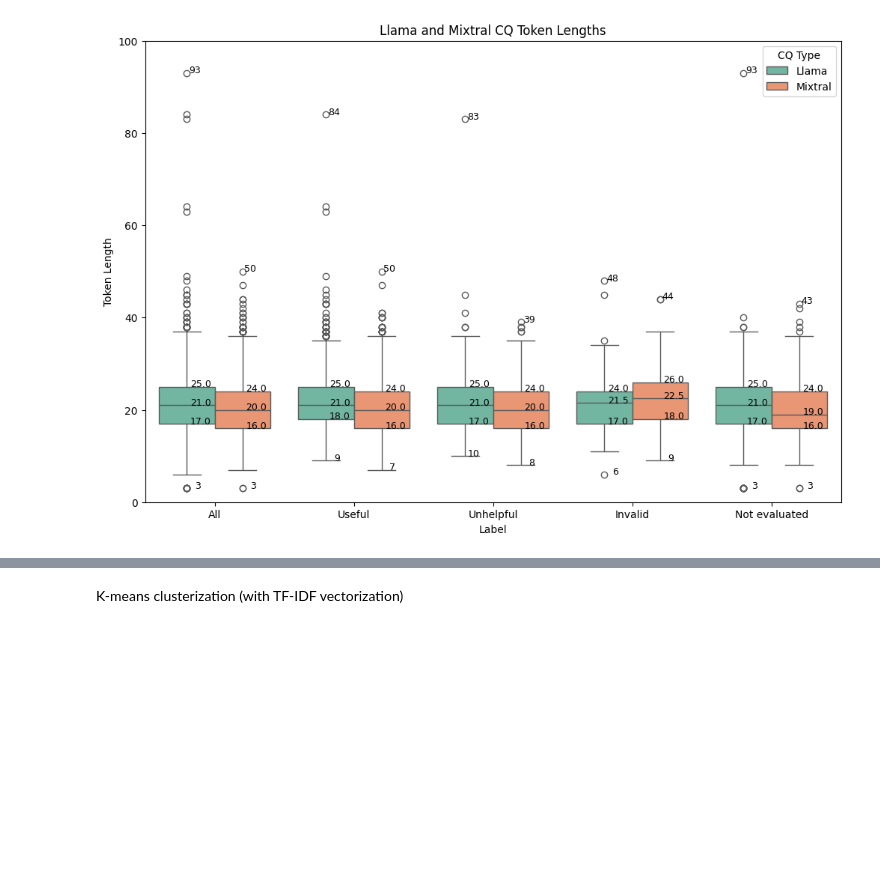
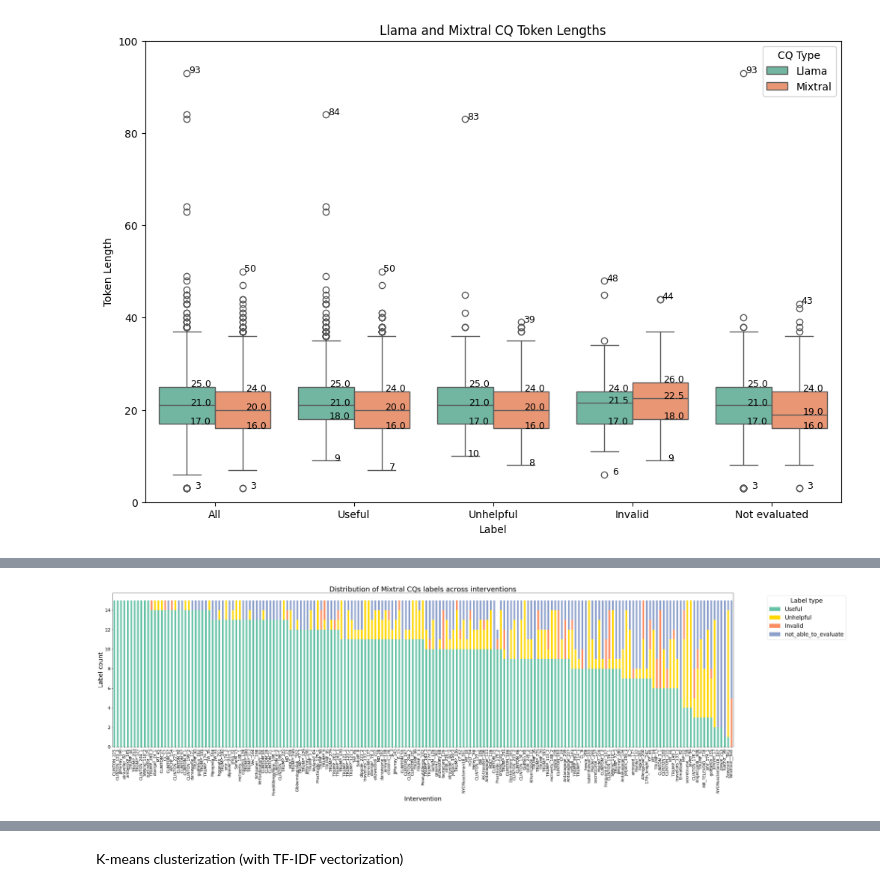
Before and after one commit to Ggenoni/ArgMining, a Jupyter notebook: validation_stats.ipynb, the cells around one changed output, grey strips where cells are left out. Cells and saved outputs as stored; diff of their text form; code cells hidden in the pictures; blank space fills up the shorter version.

```diff
--- a/validation_stats.ipynb
+++ b/validation_stats.ipynb
@@ -1262,0 +1313,21 @@ for tokenized_cq in llm_tokenized_cqs[:5]:
+# %%
+# Useful CQs: visualization for Mixtral
+
+df = pd.DataFrame.from_dict(mixtral_counts, orient="index")
+
+df = df.sort_values(by="Useful", ascending=False)
+
+colors = ["#66c2a5", "#ffd700", "#fc8d62", "#8da0cb"]
+
+ax = df.plot(kind="bar", stacked=True, figsize=(40, 10), color=colors)
+
+plt.xlabel("Intervention", fontsize=22)
+plt.ylabel("Label count", fontsize=22)
+plt.title("Distribution of Mixtral CQs labels across interventions", fontsize=25)
+plt.legend(title="Label type", bbox_to_anchor=(1.05, 1), loc="upper left", fontsize=20, title_fontsize=22)
+plt.xticks(rotation=90, fontsize=14)
+plt.yticks(fontsize=16)
+
+plt.show()
+# %% [output]
+[figure, added]
```
Also changed, not shown: parts of 12 cells of this notebook.
